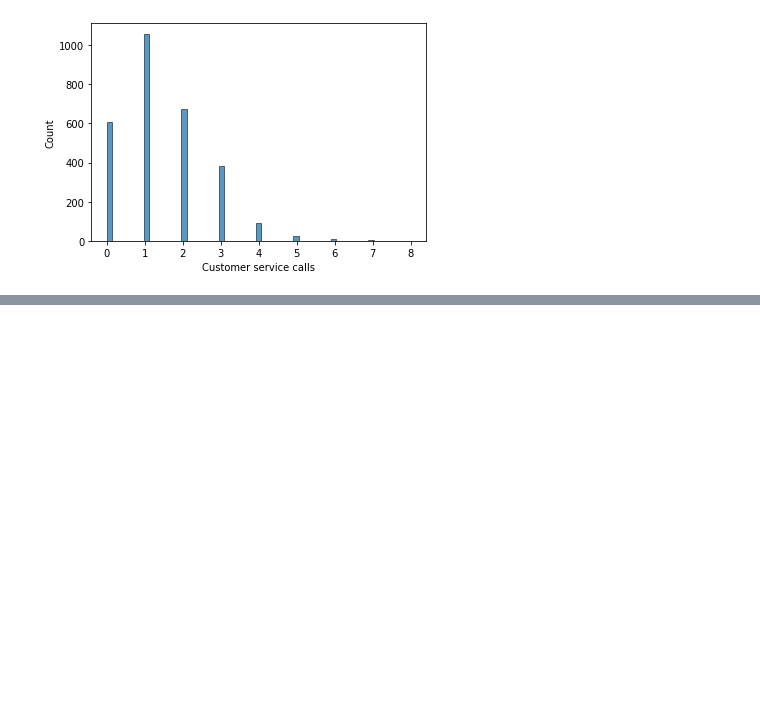
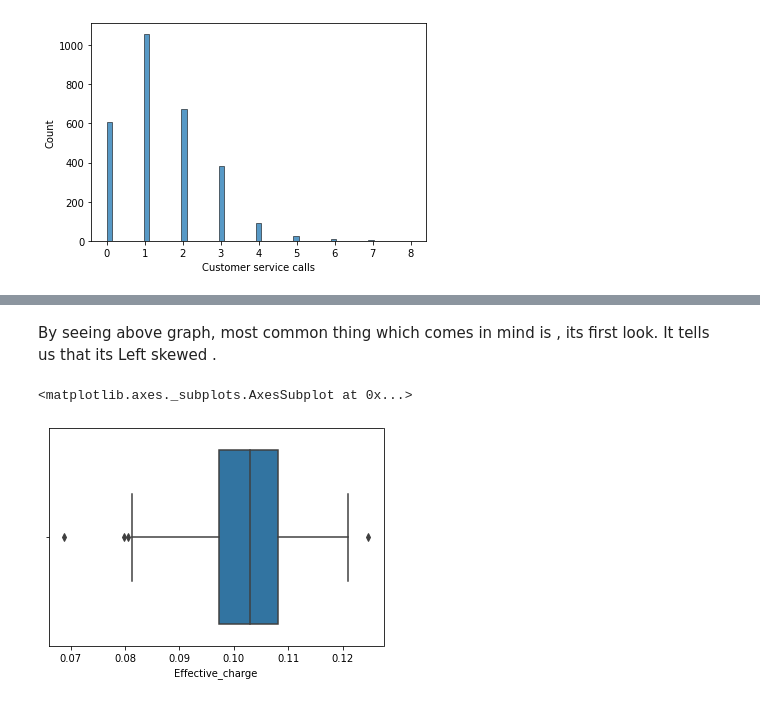
Before and after one commit to M0n1ka-05/team1-telecom-churn-data-analysis, a Jupyter notebook: Monika_Shinde_Team_1_Capstone_Project.ipynb, the cells around one changed output, grey strips where cells are left out. Cells and saved outputs as stored; diff of their text form; code cells hidden in the pictures; blank space fills up the shorter version.

```diff
--- a/Monika_Shinde_Team_1_Capstone_Project.ipynb
+++ b/Monika_Shinde_Team_1_Capstone_Project.ipynb
@@ -97,0 +258,8 @@ df.head(1)
+# %% [markdown]
+By seeing above graph, most common thing which comes in mind is , its first look.
+It tells us that its Left skewed .
+# %%
+sns.boxplot(df_of_churn['Effective_charge'])
+# %% [output]
+<matplotlib.axes._subplots.AxesSubplot at 0x...>
+[figure, added]
```
Also changed, not shown: parts of 28 cells of this notebook.
